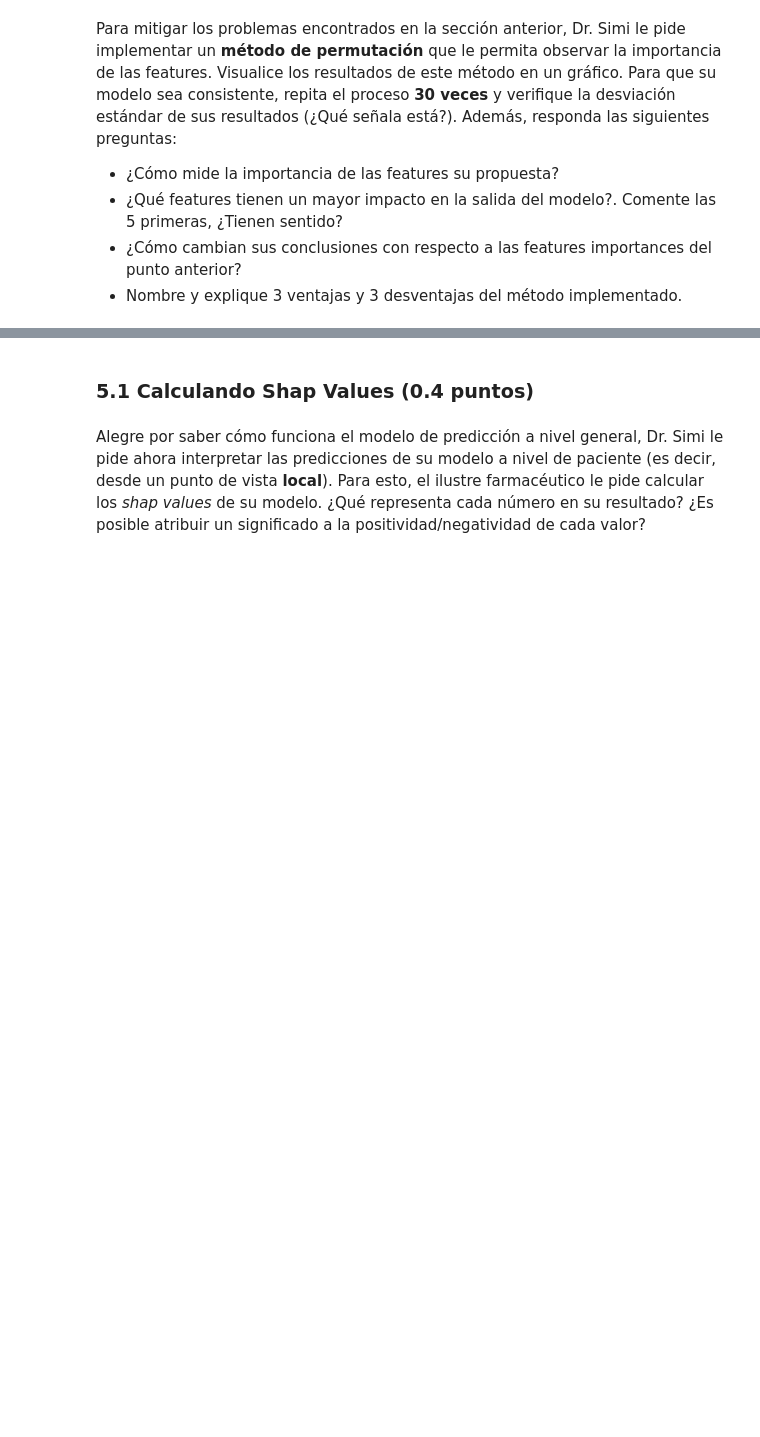
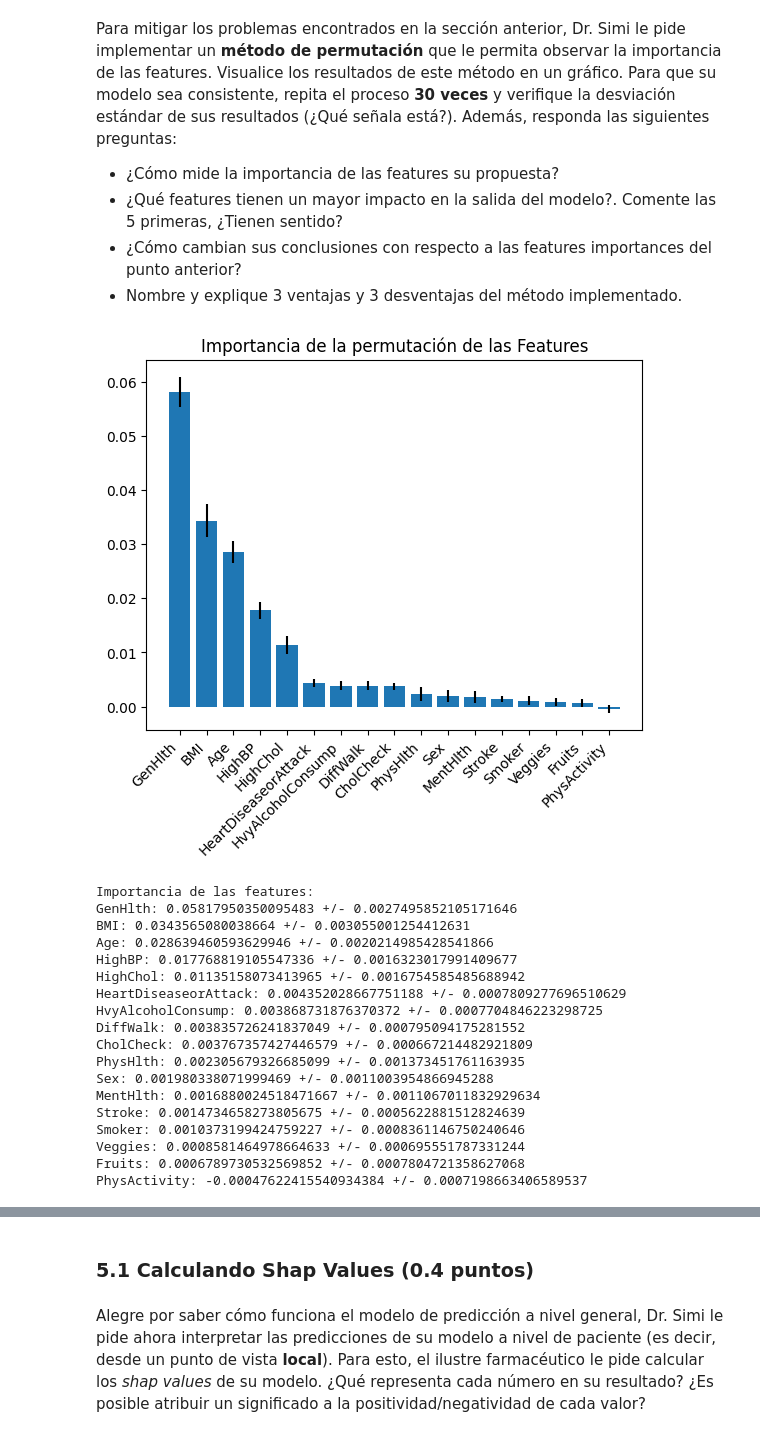
Before and after one commit to Zerzer0/MDS7202, a Jupyter notebook: Laboratorios/Laboratorio_10/Laboratorio10_Enunciado.ipynb, the cells around one changed output, grey strips where cells are left out. Cells and saved outputs as stored; diff of their text form; code cells hidden in the pictures; blank space fills up the shorter version.

```diff
--- a/Laboratorios/Laboratorio_10/Laboratorio10_Enunciado.ipynb
+++ b/Laboratorios/Laboratorio_10/Laboratorio10_Enunciado.ipynb
@@ -119,0 +252,38 @@ Para mitigar los problemas encontrados en la sección anterior, Dr. Simi le pide
+# %%
+from sklearn.inspection import permutation_importance
+
+perm_importance = permutation_importance(pipeline, X_test, y_test, n_repeats=30, random_state=42)
+
+importances = perm_importance.importances_mean
+std_dev = perm_importance.importances_std
+
+indices = np.argsort(importances)[::-1]
+
+plt.bar(range(X_test.shape[1]), importances[indices], yerr=std_dev[indices])
+plt.xticks(range(X_test.shape[1]), X_test.columns[indices], rotation=45, ha='right')
+plt.title('Importancia de la permutación de las Features')
+plt.show()
+
+print("Importancia de las features:")
+for i in indices:
+    print(f"{X_test.columns[i]}: {importances[i]} +/- {std_dev[i]}")
+# %% [output]
+[figure, added]
+Importancia de las features:
+GenHlth: 0.05817950350095483 +/- 0.0027495852105171646
+BMI: 0.0343565080038664 +/- 0.003055001254412631
+Age: 0.028639460593629946 +/- 0.0020214985428541866
+HighBP: 0.017768819105547336 +/- 0.0016323017991409677
+HighChol: 0.01135158073413965 +/- 0.0016754585485688942
+HeartDiseaseorAttack: 0.004352028667751188 +/- 0.0007809277696510629
+HvyAlcoholConsump: 0.003868731876370372 +/- 0.0007704846223298725
+DiffWalk: 0.003835726241837049 +/- 0.000795094175281552
+CholCheck: 0.003767357427446579 +/- 0.000667214482921809
+PhysHlth: 0.002305679326685099 +/- 0.001373451761163935
+Sex: 0.001980338071999469 +/- 0.0011003954866945288
+MentHlth: 0.0016880024518471667 +/- 0.0011067011832929634
+Stroke: 0.0014734658273805675 +/- 0.0005622881512824639
+Smoker: 0.0010373199424759227 +/- 0.0008361146750240646
+Veggies: 0.0008581464978664633 +/- 0.000695551787331244
+Fruits: 0.0006789730532569852 +/- 0.0007804721358627068
+PhysActivity: -0.00047622415540934384 +/- 0.0007198663406589537
```
Also changed, not shown: parts of 15 cells of this notebook.
